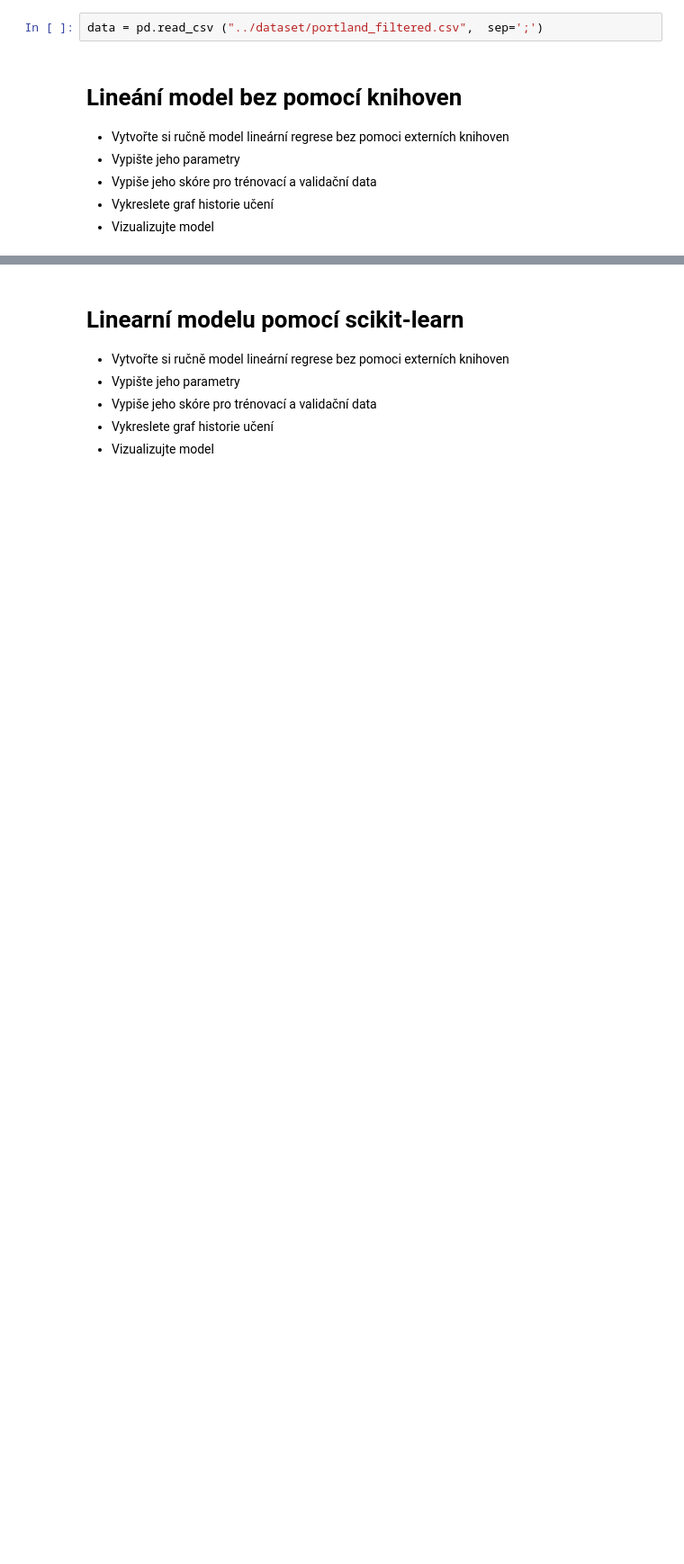
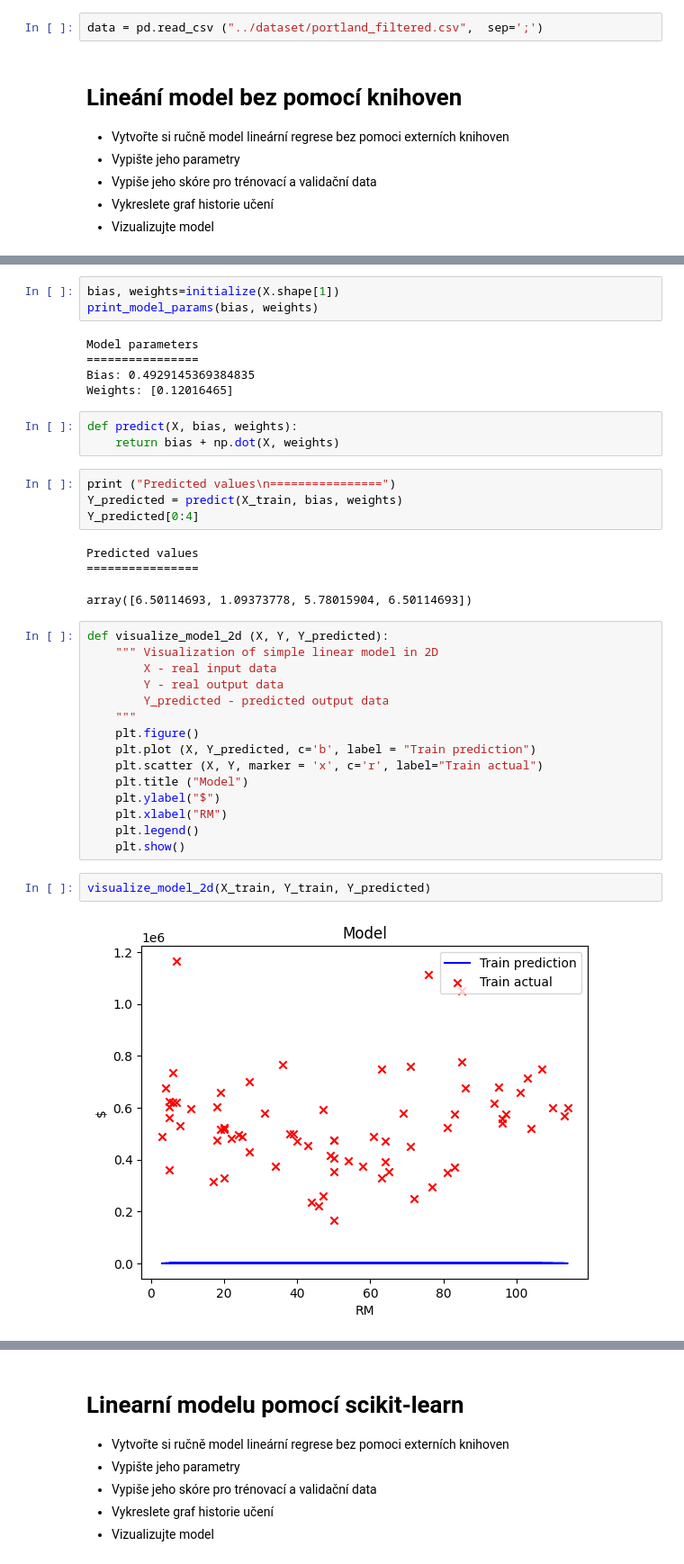
Before and after one commit to University-of-Pardubice/bmlai-cviceni-Jindrys, a Jupyter notebook: 03_Regrese/03_C_ukol_Portland.ipynb, the cells around one changed output, grey strips where cells are left out. Shown at 90% size. Cells and saved outputs as stored; diff of their text form; blank space fills up the shorter version.

```diff
--- a/03_Regrese/03_C_ukol_Portland.ipynb
+++ b/03_Regrese/03_C_ukol_Portland.ipynb
@@ -47,0 +109,38 @@ data = pd.read_csv ("../dataset/portland_filtered.csv",  sep=';')
+# %%
+bias, weights=initialize(X.shape[1])
+print_model_params(bias, weights)
+# %% [output]
+Model parameters
+================
+Bias: 0.4929145369384835
+Weights: [0.12016465]
+# %%
+def predict(X, bias, weights):
+    return bias + np.dot(X, weights)
+# %%
+print ("Predicted values\n================")
+Y_predicted = predict(X_train, bias, weights)
+Y_predicted[0:4]
+# %% [output]
+Predicted values
+================
+array([6.50114693, 1.09373778, 5.78015904, 6.50114693])
+# %%
+def visualize_model_2d (X, Y, Y_predicted):
+    """ Visualization of simple linear model in 2D
+        X - real input data
+        Y - real output data
+        Y_predicted - predicted output data
+    """
+    plt.figure()
+    plt.plot (X, Y_predicted, c='b', label = "Train prediction")
+    plt.scatter (X, Y, marker = 'x', c='r', label="Train actual")
+    plt.title ("Model")
+    plt.ylabel("$")
+    plt.xlabel("RM")
+    plt.legend()
+    plt.show()
+# %%
+visualize_model_2d(X_train, Y_train, Y_predicted)
+# %% [output]
+[figure, added]
```
Also changed, not shown: parts of 33 cells of this notebook, 2 other files.
